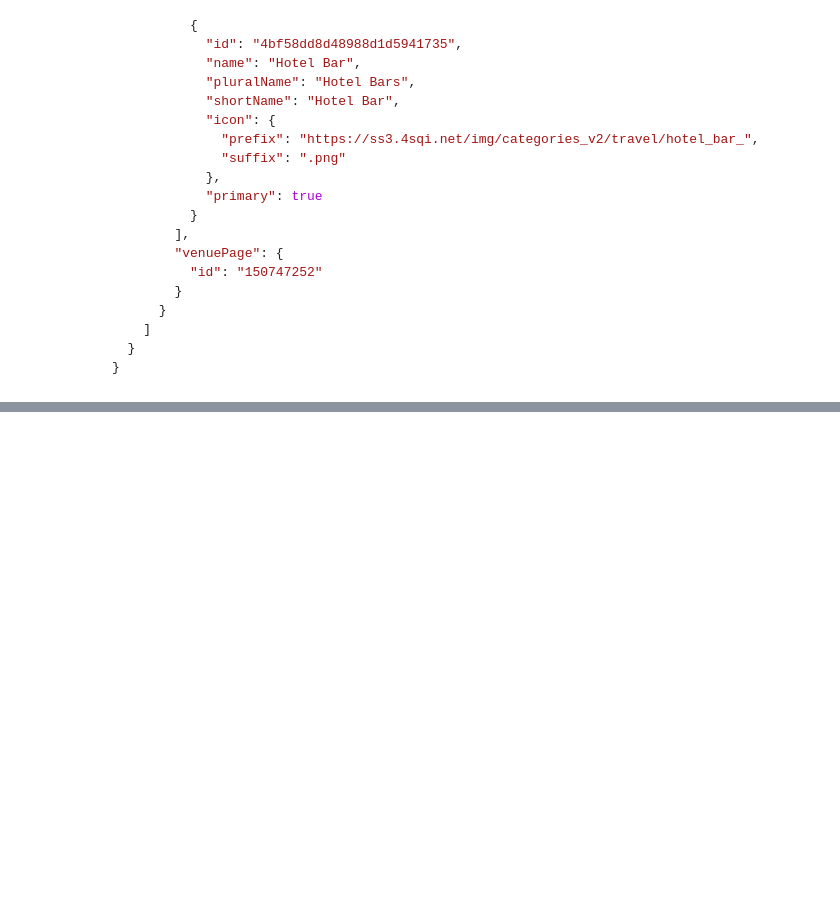
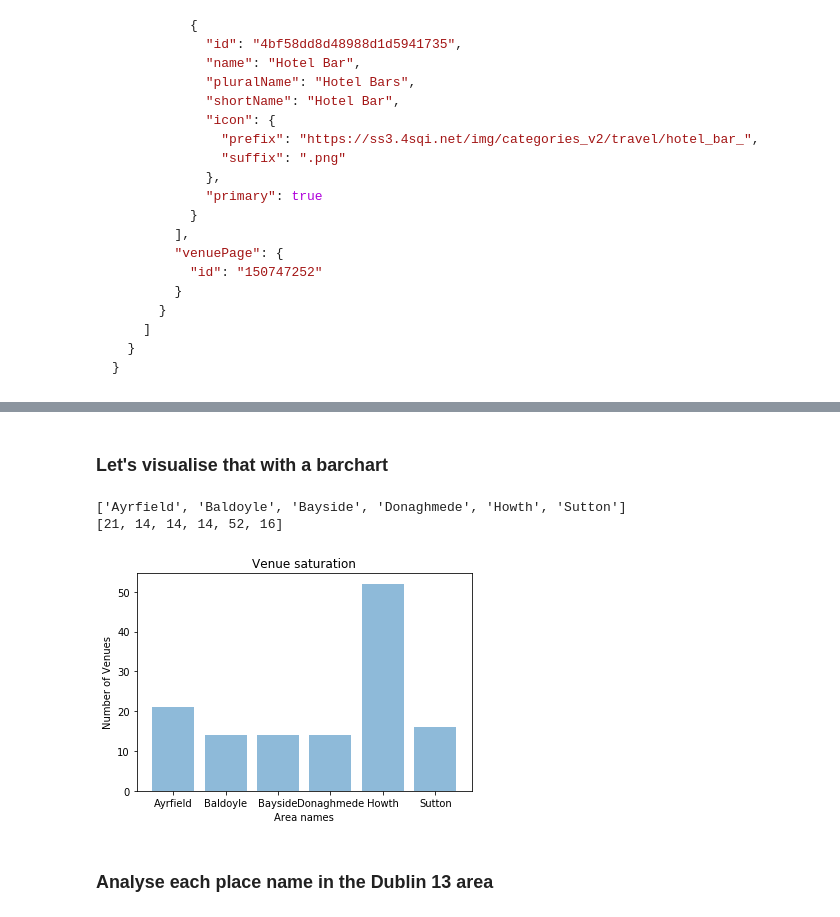
Before and after one commit to KevinCurtisDev/Dublin-City-Area-Analysis, a Jupyter notebook: Dublin neighbourhood analysis.ipynb, the cells around one changed output, grey strips where cells are left out. Drawn from its saved outputs; the diff is of its cells as text; code cells hidden in the pictures; blank space fills up the shorter version.

```diff
--- a/Dublin neighbourhood analysis.ipynb
+++ b/Dublin neighbourhood analysis.ipynb
@@ -87,0 +495,4 @@ Bellow is a sample JSON response from the Foursquare API. In this project we wil
+# %%
+dublin13_df = pd.DataFrame(area_coordinates)
+dublin13_df.columns = ['Area name', 'Latitude', 'Longitude']
+dublin13_df
@@ -87,0 +533,6 @@ Bellow is a sample JSON response from the Foursquare API. In this project we wil
+# %%
+#Run the getNearbyVenues function with our new values to retrieve Foursquare data on the neighbourhoods
+dublin13_venues = getNearbyVenues(names=dublin13_df['Area name'],
+                                   latitudes=dublin13_df['Latitude'],
+                                   longitudes=dublin13_df['Longitude']
+                                  )
@@ -87,0 +558,9 @@ Bellow is a sample JSON response from the Foursquare API. In this project we wil
+# %%
+#Show number of venues per area code
+d13_venue_counts = dublin13_venues.groupby('Area code').count()
+
+
+#Calculate number of unique venues
+print('There are {} uniques categories.'.format(len(dublin13_venues['Venue Category'].unique())))
+
+d13_venue_counts
@@ -87,0 +577,33 @@ Bellow is a sample JSON response from the Foursquare API. In this project we wil
+# %% [markdown]
+### Let's visualise that with a barchart
+# %%
+d13_venue_count = []
+area_indx = []
+d13_indexed_counts = d13_venue_counts.index
+
+i=0
+for count in d13_venue_counts['Venue Category']:
+    d13_venue_count.append(d13_venue_counts['Venue Category'][i])
+    area_indx.append(d13_indexed_counts[i])
+    i+= 1
+
+
+print(area_indx)
+print(d13_venue_count)
+# %% [output]
+['Ayrfield', 'Baldoyle', 'Bayside', 'Donaghmede', 'Howth', 'Sutton']
+[21, 14, 14, 14, 52, 16]
+# %%
+y_pos = np.arange(len(area_indx))
+
+plt.bar(y_pos, d13_venue_count, align='center', alpha=0.5)
+plt.xticks(y_pos, area_indx)
+plt.ylabel('Number of Venues')
+plt.xlabel('Area names')
+plt.title('Venue saturation')
+
+plt.show()
+# %% [output]
+[figure, added]
+# %% [markdown]
+### Analyse each place name in the Dublin 13 area
```
Also changed, not shown: parts of 49 cells of this notebook.
